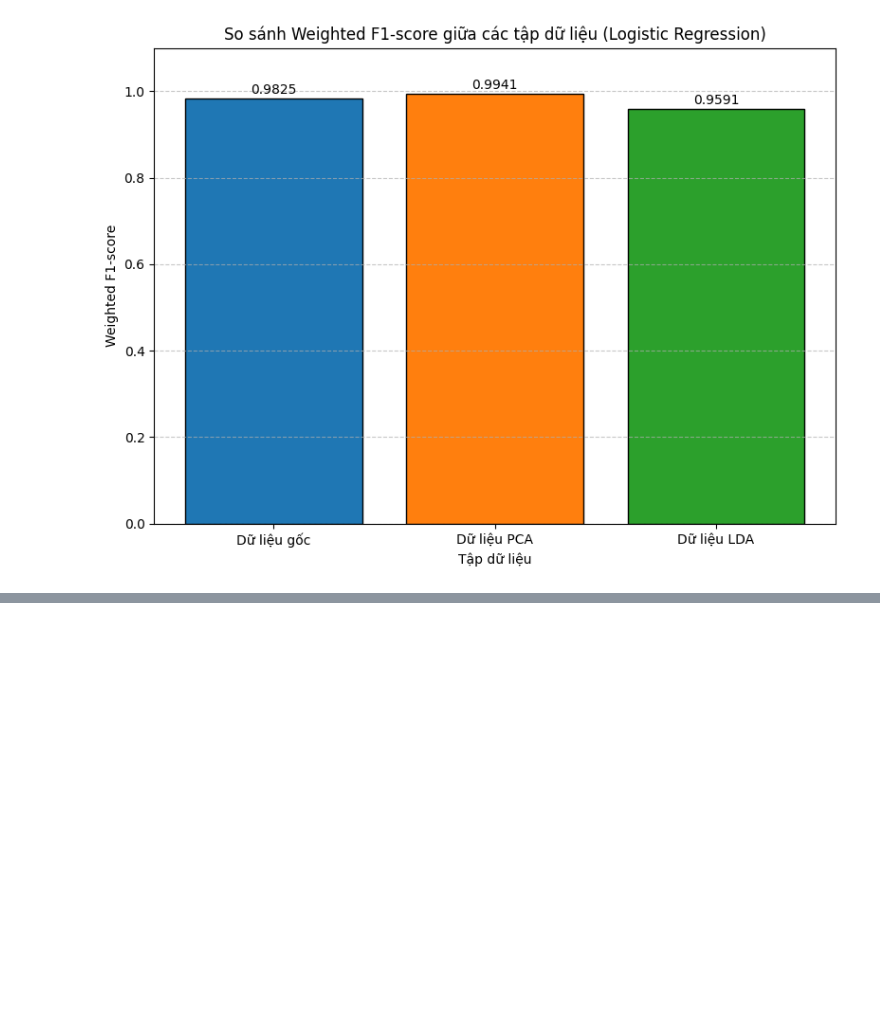
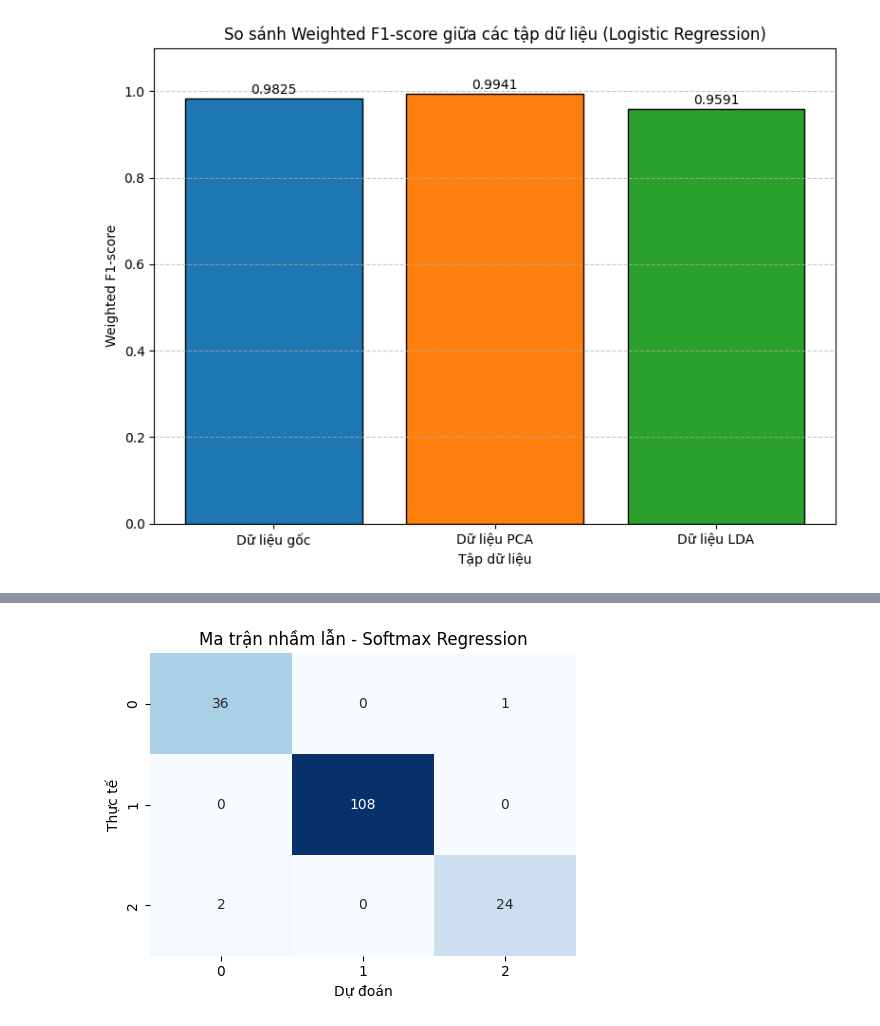
Before and after one commit to tdattm/wisconsin-breast-cancer-classification, a Jupyter notebook: src/source.ipynb, the cells around one changed output, grey strips where cells are left out. Cells and saved outputs as stored; diff of their text form; code cells hidden in the pictures; blank space fills up the shorter version.

```diff
--- a/src/source.ipynb
+++ b/src/source.ipynb
@@ -1189,0 +1122,95 @@ Logistic Regression - LDA: 0.9591
+# %%
+from sklearn.svm import SVC
+
+# --- Huấn luyện và đánh giá mô hình phân loại 3 lớp trên X_train_scaled / X_test_scaled ---
+def plot_cm(cm, title):
+    plt.figure(figsize=(5, 4))
+    sns.heatmap(cm, annot=True, fmt='d', cmap='Blues', cbar=False)
+    plt.xlabel("Dự đoán")
+    plt.ylabel("Thực tế")
+    plt.title(title)
+    plt.tight_layout()
+    plt.show()
+
+# 4.2. Softmax Regression (Logistic Regression đa lớp)
+softmax_clf = LogisticRegression(
+    multi_class='multinomial',
+    solver='lbfgs',
+    max_iter=1000,
+    random_state=42
+)
+softmax_clf.fit(X_train_scaled, y_cluster_train)
+y_pred_sm = softmax_clf.predict(X_test_scaled)
+
+acc_sm = accuracy_score(y_cluster_test, y_pred_sm)
+
+
+# 4.3. SVM (đa lớp)
+svm_clf = SVC(kernel='rbf', decision_function_shape='ovo', random_state=42)
+svm_clf.fit(X_train_scaled, y_cluster_train)
+y_pred_svm = svm_clf.predict(X_test_scaled)
+
+acc_svm = accuracy_score(y_cluster_test, y_pred_svm)
+
+print("\n=== TỔNG KẾT HIỆU SUẤT PHÂN LOẠI 3 CỤM ===")
+print(f"Softmax Regression: Accuracy = {acc_sm:.4f}")
+print(f"SVM Classifier:     Accuracy = {acc_svm:.4f}")
+
+# --- Vẽ ma trận nhầm lẫn cho Softmax ---
+print("\n=== MÔ HÌNH 1: Softmax Regression (Logistic Multinomial) ===")
+cm_softmax = confusion_matrix(y_cluster_test, y_pred_sm)
+plot_cm(cm_softmax, "Ma trận nhầm lẫn - Softmax Regression")
+
+# --- Vẽ ma trận nhầm lẫn cho SVM ---
+print("\n=== MÔ HÌNH 2: SVM (đa lớp) ===")
+cm_svm = confusion_matrix(y_cluster_test, y_pred_svm)
+plot_cm(cm_svm, "Ma trận nhầm lẫn - SVM")
+
+# --- PHẦN BỔ SUNG: Huấn luyện trên dữ liệu PCA và LDA ---
+
+# 4.4. Softmax Regression trên dữ liệu PCA
+softmax_pca = LogisticRegression(
+    multi_class='multinomial',
+    solver='lbfgs',
+    max_iter=1000,
+    random_state=42
+)
+softmax_pca.fit(X_train_pca_95, y_cluster_train)
+y_pred_sm_pca = softmax_pca.predict(X_test_pca_95)
+acc_sm_pca = accuracy_score(y_cluster_test, y_pred_sm_pca)
+print(f"\nSoftmax PCA: Accuracy = {acc_sm_pca:.4f}")
+cm_softmax_pca = confusion_matrix(y_cluster_test, y_pred_sm_pca)
+plot_cm(cm_softmax_pca, "Ma trận nhầm lẫn - Softmax (PCA)")
+
+# 4.5. SVM trên dữ liệu PCA
+svm_pca = SVC(kernel='rbf', decision_function_shape='ovo', random_state=42)
+svm_pca.fit(X_train_pca_95, y_cluster_train)
+y_pred_svm_pca = svm_pca.predict(X_test_pca_95)
+acc_svm_pca = accuracy_score(y_cluster_test, y_pred_svm_pca)
+print(f"SVM PCA: Accuracy = {acc_svm_pca:.4f}")
+cm_svm_pca = confusion_matrix(y_cluster_test, y_pred_svm_pca)
+plot_cm(cm_svm_pca, "Ma trận nhầm lẫn - SVM (PCA)")
+
+# 4.6. Softmax Regression trên dữ liệu LDA
+softmax_lda = LogisticRegression(
+    multi_class='multinomial',
+    solver='lbfgs',
+    max_iter=1000,
+    random_state=42
+)
+softmax_lda.fit(X_train_lda, y_cluster_train)
+y_pred_sm_lda = softmax_lda.predict(X_test_lda)
+acc_sm_lda = accuracy_score(y_cluster_test, y_pred_sm_lda)
+print(f"\nSoftmax LDA: Accuracy = {acc_sm_lda:.4f}")
+cm_softmax_lda = confusion_matrix(y_cluster_test, y_pred_sm_lda)
+plot_cm(cm_softmax_lda, "Ma trận nhầm lẫn - Softmax (LDA)")
+
+# 4.7. SVM trên dữ liệu LDA
+svm_lda = SVC(kernel='rbf', decision_function_shape='ovo', random_state=42)
+svm_lda.fit(X_train_lda, y_cluster_train)
+y_pred_svm_lda = svm_lda.predict(X_test_lda)
+acc_svm_lda = accuracy_score(y_cluster_test, y_pred_svm_lda)
+print(f"SVM LDA: Accuracy = {acc_svm_lda:.4f}")
+cm_svm_lda = confusion_matrix(y_cluster_test, y_pred_svm_lda)
+plot_cm(cm_svm_lda, "Ma trận nhầm lẫn - SVM (LDA)")
+# %% [output]
@@ -1189,0 +1222 @@ Logistic Regression - LDA: 0.9591
+[figure, added]
```
Also changed, not shown: parts of 17 cells of this notebook.
